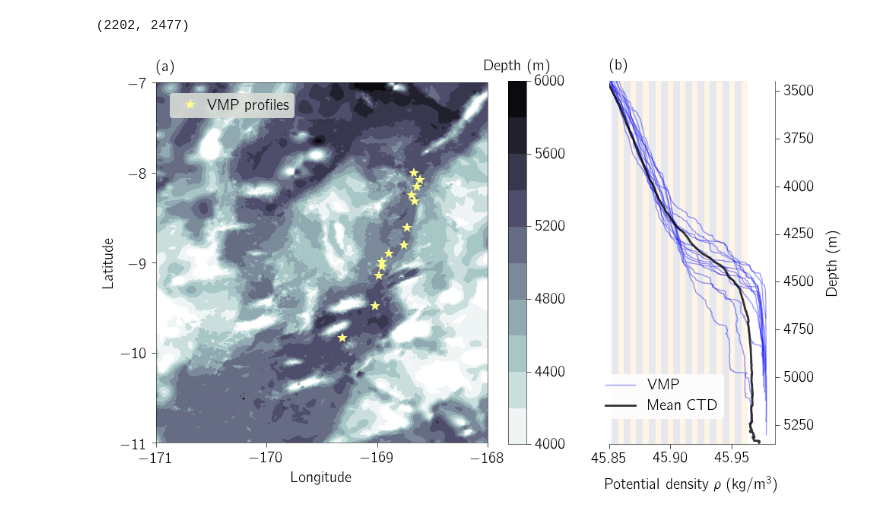
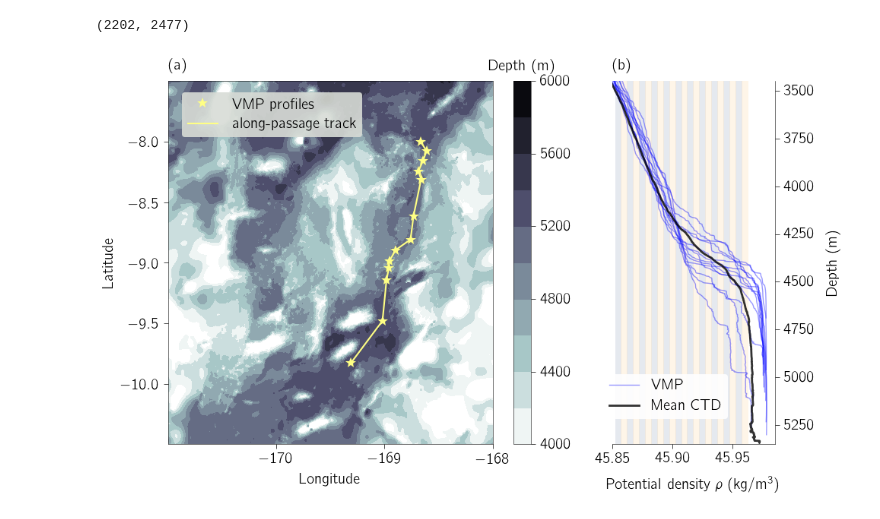
Before and after one commit to glwagner/SqueezeDispersionGRL, a Jupyter notebook: notebooks/samoanoverview.ipynb, the cells around one changed output. Saved outputs shown, nothing was run; the diff lists cells and outputs as text; code cells hidden in the pictures.

```diff
--- a/notebooks/samoanoverview.ipynb
+++ b/notebooks/samoanoverview.ipynb
@@ -112,12 +112,23 @@ plot(ctdlon[1], ctdlat[1], "o", color=ctdcolor, markeredgecolor="none",
 =#
 
 # VMP casts
+lats = zeros(length(vmp))
+lons = zeros(length(vmp))
+for (i, profile) in enumerate(values(vmp))
+    lats[i] = profile["lat"]
+    lons[i] = profile["lon"]
+end
+
+lats, lons = simulsort(lats, lons)
+
 label = "VMP profiles"
 for (name, profile) in vmp
     plot(profile["lon"], profile["lat"], "*", color=vmpcolor, #fillstyle="none",
          label=label, markersize=1.5*ms, markeredgewidth=1.5, markeredgecolor="none", alpha=alpha)
     label = nothing
 end
+
+plot(lons, lats, "-", color=vmpcolor, label="along-passage track")
 
 # Mean density
 sca(axs[2])
@@ -153,40 +164,40 @@ end
 # Formatting for axis 1
 sca(axs[1])
 xlim(-171, -168)
-ylim(-11, -7)
+ylim(-10.5, -7.5)
 #clim(-5400, -4000)
 cb = colorbar()
 cb[:ax][:set_title]("Depth (m)", fontdict=Dict("verticalalignment"=>"bottom"))
 leg = legend(loc="upper left", bbox_to_anchor=(0.02, 0.99), markerscale=1, frameon=true, facecolor="xkcd:light grey",
-             framealpha=0.9, handletextpad=0.1, edgecolor="None")
+             framealpha=0.9, handletextpad=1, edgecolor="None")
 for text in leg[:get_texts]()
     text[:set_color]("black")
 end
-aspectratio(left/top)
+#aspectratio(left/top)
 
-xticks(-171:-168)
-yticks(-11:-7)
+xticks(-170:-167.5)
+yticks(-10:0.5:-8)
 xlabel("Longitude", labelpad=8.0)
 ylabel("Latitude")
 
 # Formatting for axis 2
 sca(axs[2])
 ylim(3450, 5350)
 xlim(45.85, 45.985)
 invertaxis()
 cornerspines(side="right")
 axisright()
 legend(loc="lower left", bbox_to_anchor=(-0.1, 0.05), frameon=true, framealpha=0.9, edgecolor="None")
 xlabel("Potential density \$ \\rho \$ (\$ \\mathrm{kg/m^3} \$)", labelpad=12.0)
 ylabel("Depth (m)", labelpad=12.0)
 
 # Finishing touches
 text(xtext, ytext, "(a)", transform=axs[1][:transAxes], ha="left", va="bottom", fontsize=fs)
 text(xtext, ytext, "(b)", transform=axs[2][:transAxes], ha="left", va="bottom", fontsize=fs)
 
 tight_layout(w_pad=2.0)
 
 plotname = "samoanoverview.png"
 savefig(plotname, dpi=960)
 # %% [output]
-[figure, old version]
+[figure, new version]
```
Also changed, not shown: parts of 1 cell of this notebook, 3 other files.
